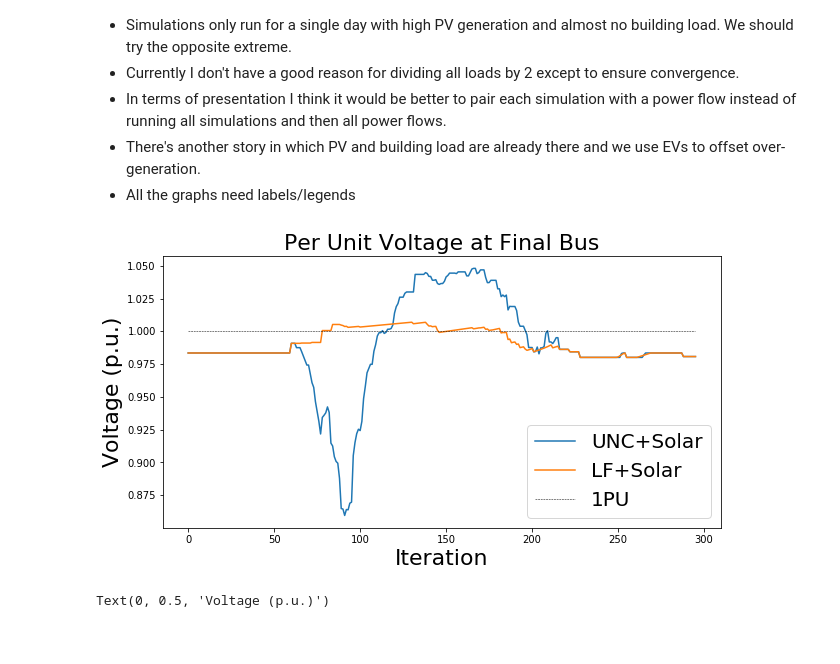
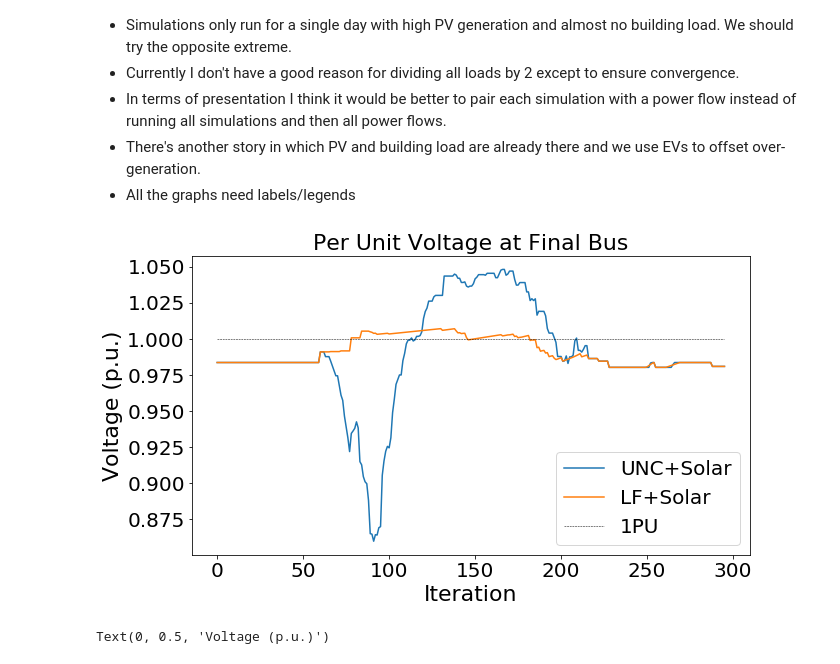
Before and after one commit to zach401/acnportal, a Jupyter notebook: tutorials/grid_cosimulation_pandapower.ipynb, the cells around one changed output. Cells and saved outputs as stored; diff of their text form; code cells hidden in the pictures.

Commit message:
Made axes tick marks on LF/UNC graph larger.

```diff
--- a/tutorials/grid_cosimulation_pandapower.ipynb
+++ b/tutorials/grid_cosimulation_pandapower.ipynb
@@ -519,25 +519,27 @@ So, we made no sacrifices here: everyone received their desired energy on time.
 pf_loads_pv_unc = time_var_power_flow(all_results, sim_len,
                               lambda res, t: res["Medium Office Load"][t] + res["Uncontrolled Charging"][t] + res["PV Generation"][t])
 # %%
-plt.figure(figsize=(10, 5))
+plt.figure(figsize=(10, 5.5))
 plt.plot([pf_loads_pv_unc[i].res_bus["vm_pu"][9] for i in range(sim_len)],
          label='UNC+Solar')
 #plt.plot([pf_loads_edf[i].res_bus["vm_pu"][9] for i in range(sim_len)],
 #         label='EDF')
 #plt.plot([pf_loads_pv_edf[i].res_bus["vm_pu"][9] for i in range(sim_len)],
 #         label='EDF+Solar')
 
 plt.plot([pf_loads_pv_lf[i].res_bus["vm_pu"][9] for i in range(sim_len)],
          label='LF+Solar')
 plt.plot(np.ones((sim_len,)), "black", linestyle='--', linewidth=0.5,
          label='1PU')
 plt.legend(loc='lower right', prop={'size':20})
 plt.title("Per Unit Voltage at Final Bus", size=22)
 plt.xlabel("Iteration", size=22)
+plt.xticks(fontsize=20)
 plt.ylabel("Voltage (p.u.)", size=22)
+plt.yticks(fontsize=20)
 plt.savefig("vm_pu_unc_lf.png")
 # %% [output]
-[figure, old version]
+[figure, new version]
 # %%
 import pickle
 with open('all_grid_res.pkl', 'wb') as outfile:
```
Also changed, not shown: parts of 2 cells of this notebook.
